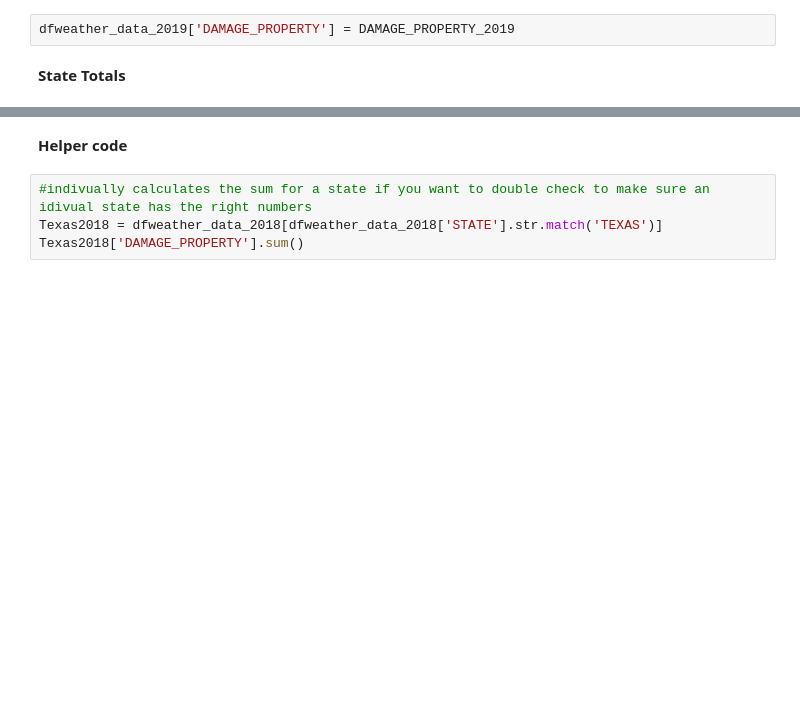
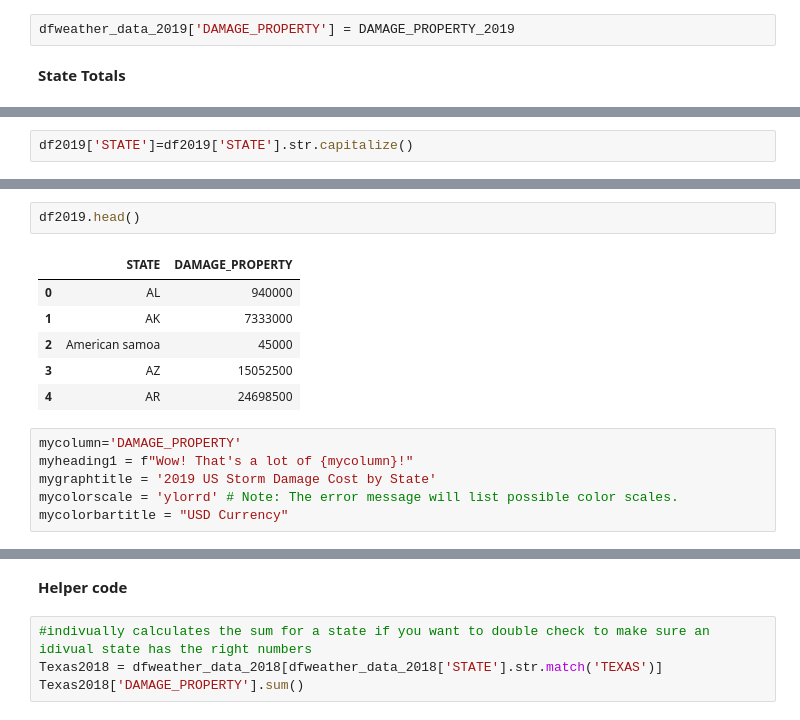
Before and after one commit to lmstephens/Build-Week1, a Jupyter notebook: 2013_2019weather.ipynb, the cells around one changed output, grey strips where cells are left out. Cells and saved outputs as stored; diff of their text form; blank space fills up the shorter version.

```diff
--- a/2013_2019weather.ipynb
+++ b/2013_2019weather.ipynb
@@ -1013,0 +1046,2 @@ dfweather_data_2019['DAMAGE_PROPERTY'] = DAMAGE_PROPERTY_2019
+# %%
+df2019['STATE']=df2019['STATE'].str.capitalize()
@@ -1013,0 +1106,15 @@ dfweather_data_2019['DAMAGE_PROPERTY'] = DAMAGE_PROPERTY_2019
+# %%
+df2019.head()
+# %% [output]
+|  | STATE | DAMAGE_PROPERTY |
+| 0 | AL | 940000 |
+| 1 | AK | 7333000 |
+| 2 | American samoa | 45000 |
+| 3 | AZ | 15052500 |
+| 4 | AR | 24698500 |
+# %%
+mycolumn='DAMAGE_PROPERTY'
+myheading1 = f"Wow! That's a lot of {mycolumn}!"
+mygraphtitle = '2019 US Storm Damage Cost by State'
+mycolorscale = 'ylorrd' # Note: The error message will list possible color scales.
+mycolorbartitle = "USD Currency"
```
Also changed, not shown: parts of 6 cells of this notebook.
